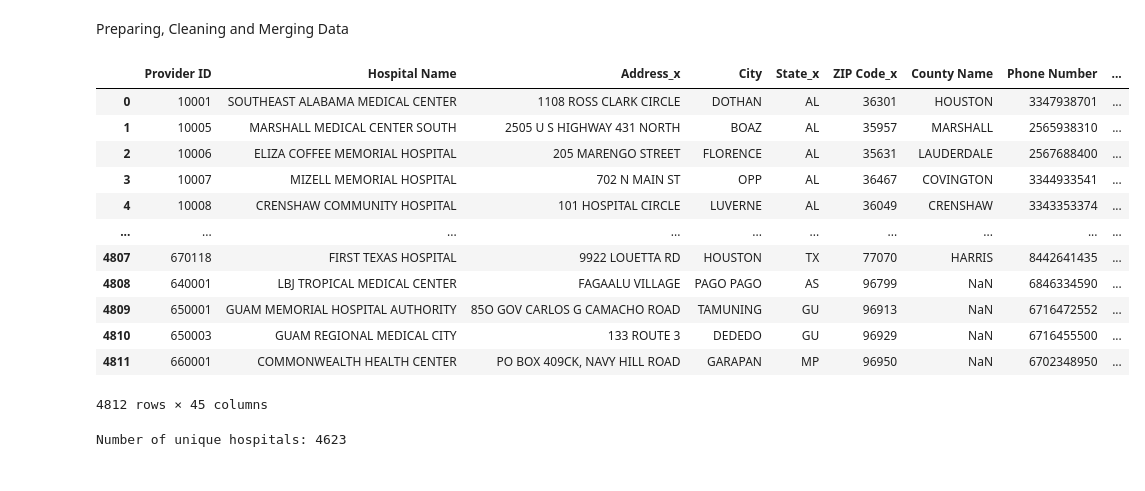
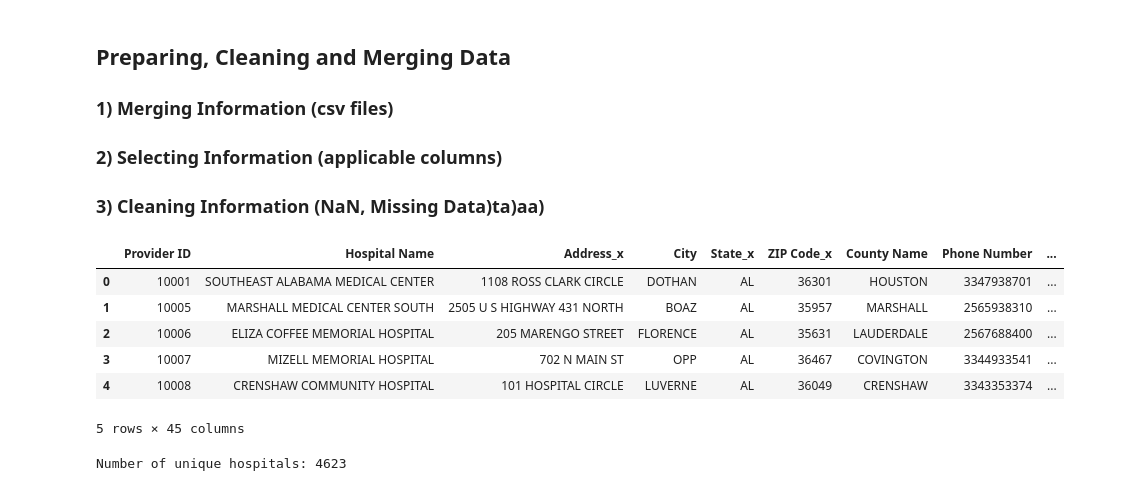
Before and after one commit to ElizabethVandergrift/Hospital_Metrics_Analysis, a Jupyter notebook: Project-1.ipynb, the cells around one changed output. Cells and saved outputs as stored; diff of their text form; code cells hidden in the pictures.

```diff
--- a/Project-1.ipynb
+++ b/Project-1.ipynb
@@ -27,42 +42,42 @@ c=Census(
     year = 2022
 )
 # %% [markdown]
-Preparing, Cleaning and Merging Data
+## Preparing, Cleaning and Merging Data
+
+### 1) Merging Information (csv files)
+
+### 2) Selecting Information (applicable columns)
+
+### 3) Cleaning Information (NaN, Missing Data)ta)aa)
 # %%
 # File Path
 general_data_to_load = Path("Resources/Hospital_General_Information.csv")
 score_data_to_load = Path("Resources/hvbp_tps.csv")
 locations_data_to_load=Path("Resources/hospital_locations.csv")
 
 # Read Hospital General, Score, and Location Data File and store into Pandas DataFrames
 general_data = pd.read_csv(general_data_to_load, encoding='latin1')
 score_data = pd.read_csv(score_data_to_load)
 locations_data=pd.read_csv(locations_data_to_load)
 
 # Combine the data from the General and Score files into a single dataset
 hospital_data_complete = pd.merge(general_data, score_data, how="left", left_on='Provider ID', right_on="Facility ID")
 
 # Make an output for the new dataset
 output_file_path= 'hospital_data_complete.csv'
 hospital_data_complete.to_csv(output_file_path, index=False)
 hospital_data_complete=pd.read_csv(output_file_path)
 
 
-hospital_data_complete
+hospital_data_complete.head()
 # %% [output]
 |  | Provider ID | Hospital Name | Address_x | City | State_x | ZIP Code_x | County Name | Phone Number | ... |
 | 0 | 10001 | SOUTHEAST ALABAMA MEDICAL CENTER | 1108 ROSS CLARK CIRCLE | DOTHAN | AL | 36301 | HOUSTON | 3347938701 | ... |
 | 1 | 10005 | MARSHALL MEDICAL CENTER SOUTH | 2505 U S HIGHWAY 431 NORTH | BOAZ | AL | 35957 | MARSHALL | 2565938310 | ... |
 | 2 | 10006 | ELIZA COFFEE MEMORIAL HOSPITAL | 205 MARENGO STREET | FLORENCE | AL | 35631 | LAUDERDALE | 2567688400 | ... |
 | 3 | 10007 | MIZELL MEMORIAL HOSPITAL | 702 N MAIN ST | OPP | AL | 36467 | COVINGTON | 3344933541 | ... |
 | 4 | 10008 | CRENSHAW COMMUNITY HOSPITAL | 101 HOSPITAL CIRCLE | LUVERNE | AL | 36049 | CRENSHAW | 3343353374 | ... |
-| ... | ... | ... | ... | ... | ... | ... | ... | ... | ... |
-| 4807 | 670118 | FIRST TEXAS HOSPITAL | 9922 LOUETTA RD | HOUSTON | TX | 77070 | HARRIS | 8442641435 | ... |
-| 4808 | 640001 | LBJ TROPICAL MEDICAL CENTER | FAGAALU VILLAGE | PAGO PAGO | AS | 96799 | NaN | 6846334590 | ... |
-| 4809 | 650001 | GUAM MEMORIAL HOSPITAL AUTHORITY | 85O GOV CARLOS G CAMACHO ROAD | TAMUNING | GU | 96913 | NaN | 6716472552 | ... |
-| 4810 | 650003 | GUAM REGIONAL MEDICAL CITY | 133 ROUTE 3 | DEDEDO | GU | 96929 | NaN | 6716455500 | ... |
-| 4811 | 660001 | COMMONWEALTH HEALTH CENTER | PO BOX 409CK, NAVY HILL ROAD | GARAPAN | MP | 96950 | NaN | 6702348950 | ... |
-4812 rows × 45 columns
+5 rows × 45 columns
 # %%
 #Calculate the number of hospitals and find the column names
 hospital_unique_count=hospital_data_complete['Hospital Name'].nunique()
```
Also changed, not shown: parts of 76 cells of this notebook, 18 other files.
